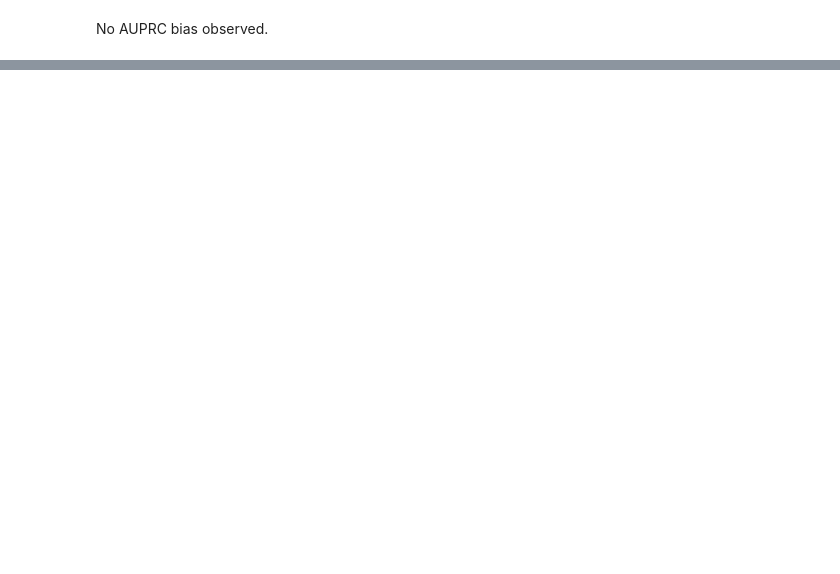
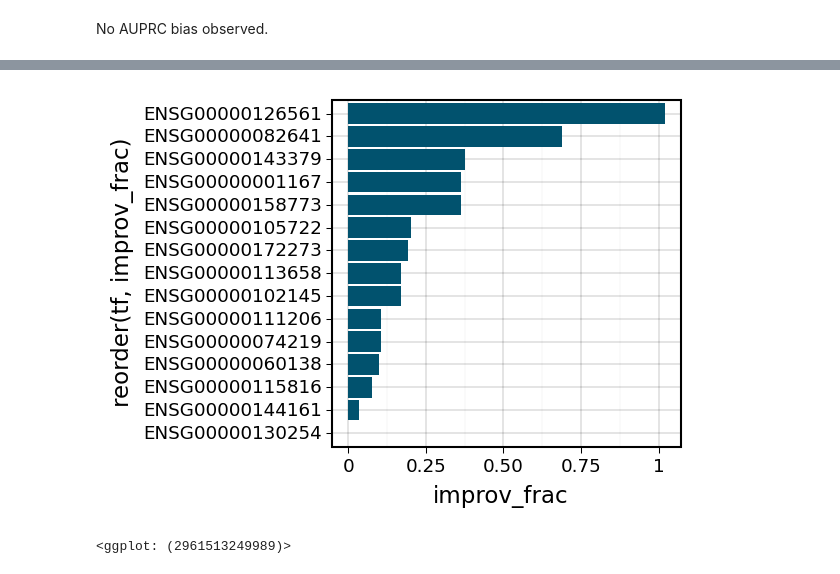
Before and after one commit to BrentLab/TFPertRespExplainer, a Jupyter notebook: WORKING_NOTEBOOKS/Hyparam_tuning.ipynb, the cells around one changed output, grey strips where cells are left out. Cells and saved outputs as stored; diff of their text form; code cells hidden in the pictures; blank space fills up the shorter version.

```diff
--- a/WORKING_NOTEBOOKS/Hyparam_tuning.ipynb
+++ b/WORKING_NOTEBOOKS/Hyparam_tuning.ipynb
@@ -124,0 +146,23 @@ No AUPRC bias observed.
+# %%
+base_df = pd.DataFrame()
+
+with open('../LOG/human_k562_hp_tun_32423964.out', 'r') as f:
+    lines = f.readlines()
+
+    for line in lines:
+        if 'CV performance' in line:
+            found = re.findall(r'TF (.+?) in (.+?) AUPRC=(.+?)\n', line)
+
+            if len(found) > 0:
+                tf, _, auc = found[0]
+                base_df = base_df.append(pd.Series({
+                    'tf': tf,
+                    'auprc': float(auc)
+                }), ignore_index=True)
+
+base_df['tuning'] = False
+# %%
+df = pd.concat([tun_df, base_df])
+
+df2 = tun_df.merge(base_df, on=['tf'])
+df2['improv_frac'] = (df2['auprc_x'] - df2['auprc_y']) / df2['auprc_y']
@@ -124,0 +180,13 @@ No AUPRC bias observed.
+# %%
+df2 = df2.sort_values('improv_frac')
+
+(
+    ggplot(df2, aes(x='reorder(tf, improv_frac)', y='improv_frac'))
+    + geom_bar(stat='identity', fill=COLORS['dark_blue'])
+    + coord_flip()
+    + theme_linedraw()
+    + theme(figure_size=(3, 3), dpi=150)
+)
+# %% [output]
+[figure, added]
+<ggplot: (2961513249989)>
```
Also changed, not shown: parts of 13 cells of this notebook, 2 other files.
